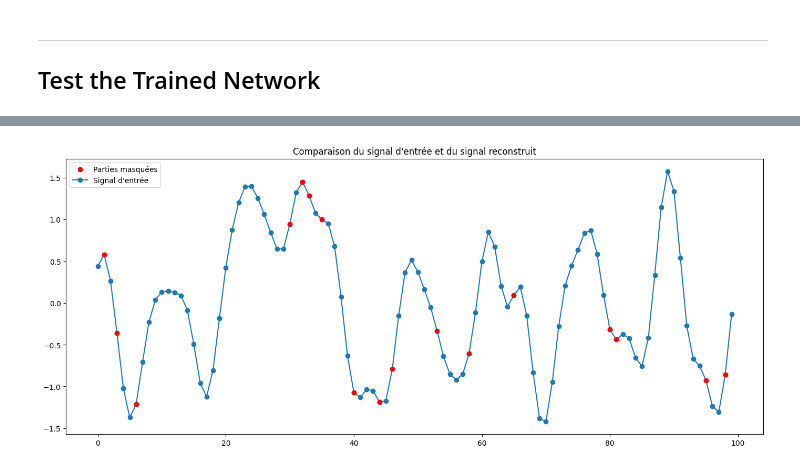
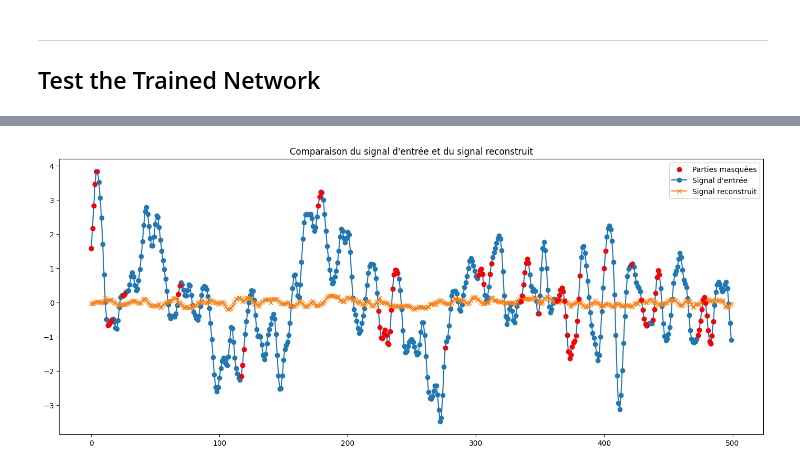
Before and after one commit to deubn31/PTI-Analyse-Classification-de-signaux-EEG, a Jupyter notebook: PainAttnNet_Implementation copy.ipynb, the cells around one changed output, grey strips where cells are left out. Drawn from its saved outputs; the diff is of its cells as text; code cells hidden in the pictures.

```diff
--- a/PainAttnNet_Implementation copy.ipynb
+++ b/PainAttnNet_Implementation copy.ipynb
@@ -825,7 +982,7 @@ class PainAttnNet(nn.Module):
         N = 1
         # Model dimension from MSCN
         #model_dim = 75
-        model_dim = 25
+        model_dim = 50
         # Dimension of MLP in Transformer Encoder
         d_mlp = 30
         # Number of attention heads
@@ -854,38 +1011,32 @@ class PainAttnNet(nn.Module):
         # Transformer Encoder
         self.encoderWrapper = EncoderWrapper(num_heads, model_dim, senet_reduced_size, d_mlp, dropout, N)
 
-        # Différents décodeurs, à tester
-        self.decoderfc1=nn.Sequential(
-        nn.Linear(model_dim * senet_reduced_size, 1000),
-        nn.Linear(1000,4097))
+        # Latent Decoder
+        #self.decoder = LatentDecoder(num_heads, model_dim, senet_reduced_size, d_mlp, dropout, N)
+        self.decoder = Decoder2(model_dim)
 
-        self.decoderfc2=nn.Sequential(
-        nn.Linear(model_dim * senet_reduced_size, 500),
-        nn.Linear(500,1000),
-        nn.Linear(1000,2000),
-        nn.Linear(2000,4097))
+
 
     def forward(self, x):
         mscn_feat,_,_,_ = self.mscn(x)
         se_feat = self.seresnet(mscn_feat)
-        #transformer_feat = self.encoderWrapper(mscn_feat)
         transformer_feat = self.encoderWrapper(se_feat)
-        # Flatten the output of Transformer Encoder to feed into the fully connected layer
-        transformer_feat = transformer_feat.contiguous().view(transformer_feat.shape[0], -1)
-        reconstruction = self.decoderfc1(transformer_feat)
-        return reconstruction
+        decoder = self.decoder(transformer_feat)
+        return decoder
 
 # Create the model
 device = torch.device("cuda" if torch.cuda.is_available() else "cpu")
 #device = "cpu"
 model = PainAttnNet().to(device)
-print(model)
+#print(model)
+from torchsummary import summary
+summary(model, input_size=(1, 4097))
 print(f"Total number of parameters : {sum(p.numel() for p in model.parameters())}")
 
-modeltest=MSCN(64,75,18,76,134,2,10,17)
-x, x1, x2, x3 = modeltest(torch.randn(1, 1, 4097))
-print(x1.shape)
-print(x2.shape)
-print(x3.shape)
-print(x.shape)
+# modeltest=MSCN(64,75,18,76,134,2,10,17)
+# x, x1, x2, x3 = modeltest(torch.randn(1, 1, 4097))
+# print(x1.shape)
+# print(x2.shape)
+# print(x3.shape)
+# print(x.shape)
 # %% [output]
@@ -1113,12 +1272,12 @@ mask_signal = mask[random_index].cpu().numpy()
 plt.figure(figsize=(14, 6))
 
 # Afficher les parties masquées en rouge
-masked_indices = np.where(mask_signal[1000:1100] == 0)[0]
+masked_indices = np.where(mask_signal[1000:1500] == 0)[0]
 plt.scatter(masked_indices, input_signal[masked_indices + 1000], color='red', label='Parties masquées', zorder=3)
 
 # Afficher le signal d'entrée et le signal reconstruit sur le même graphique
-plt.plot(input_signal[1000:1100], marker='o', label='Signal d\'entrée', zorder=1)
-#plt.plot(reconstructed_signal[1000:1100], marker='x', label='Signal reconstruit', zorder=2)
+plt.plot(input_signal[1000:1500], marker='o', label='Signal d\'entrée', zorder=1)
+plt.plot(reconstructed_signal[1000:1500], marker='x', label='Signal reconstruit', zorder=2)
 
 plt.title("Comparaison du signal d'entrée et du signal reconstruit")
 plt.legend()
@@ -1130 +1289 @@ Test Loss: 1.007723
-[figure, old version]
+[figure, new version]
```
Also changed, not shown: parts of 9 cells of this notebook.
